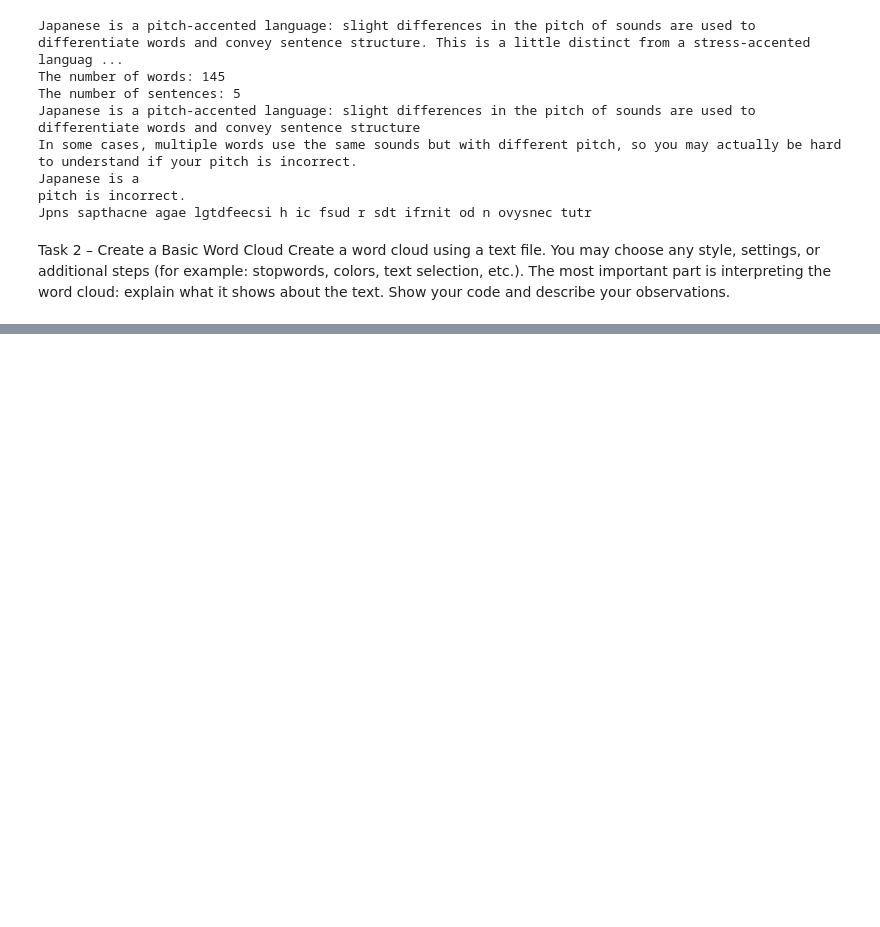
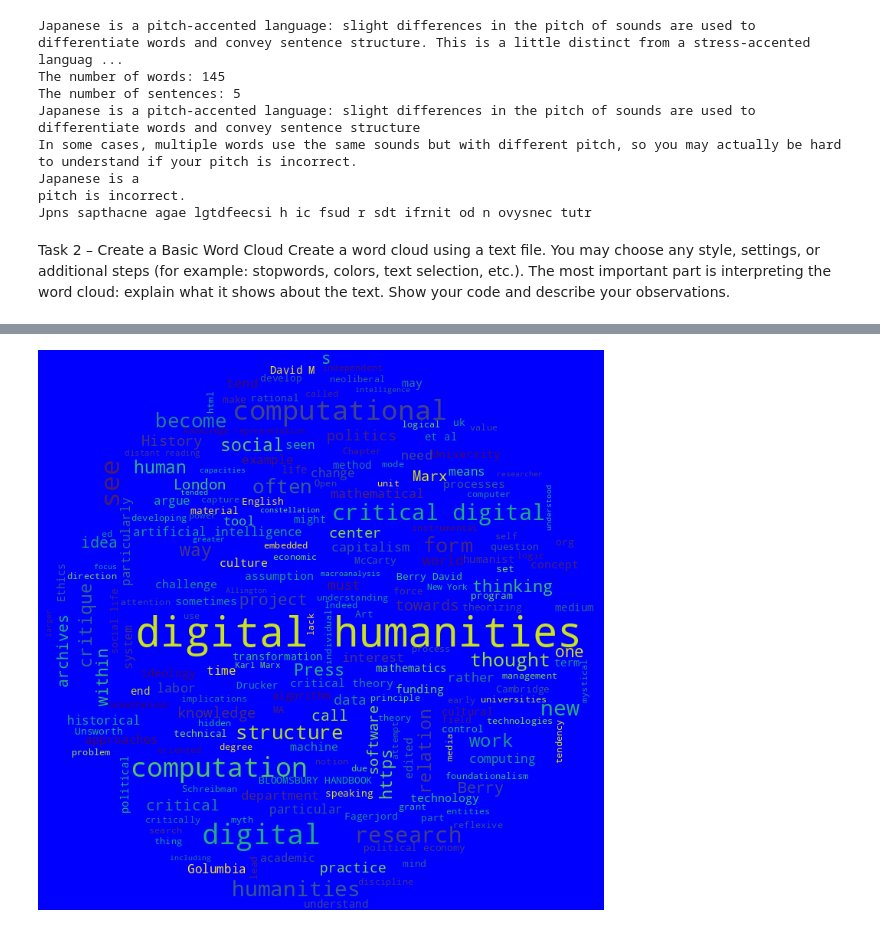
Before and after one commit to miiapoll-cpu/dt-2025-data-visualisation, a Jupyter notebook: notebooks/Assignment/homework11.ipynb, the cells around one changed output, grey strips where cells are left out. Drawn from its saved outputs; the diff is of its cells as text; code cells hidden in the pictures; blank space fills up the shorter version.

```diff
--- a/notebooks/Assignment/homework11.ipynb
+++ b/notebooks/Assignment/homework11.ipynb
@@ -80,0 +53,12 @@ WordCloud(stopwords=["ja", "kui", "et", "ning", "või", "kuid", "on", "ta", "quo
+# %%
+import urllib.request
+from PIL import Image
+import numpy as np #This one we need to handle image mask
+
+text = urllib.request.urlopen("https://raw.githubusercontent.com/miiapoll-cpu/dt-2025-data-visualisation/refs/heads/codespace-jubilant-orbit-gr97595599x39g76/notebooks/class_work/textfile.txt").read().decode("utf-8")
+
+img = urllib.request.urlretrieve("https://drive.google.com/uc?export=download&id=1axqWQpZOo_baYKv3XkI7ohtBtK956mX2", "image1.png")
+
+WordCloud(mask=np.array(Image.open("image1.png")), background_color="blue").generate_from_text(text).to_image()
+# %% [output]
+[figure, added]
```
Also changed, not shown: parts of 5 cells of this notebook, 1 other file.
